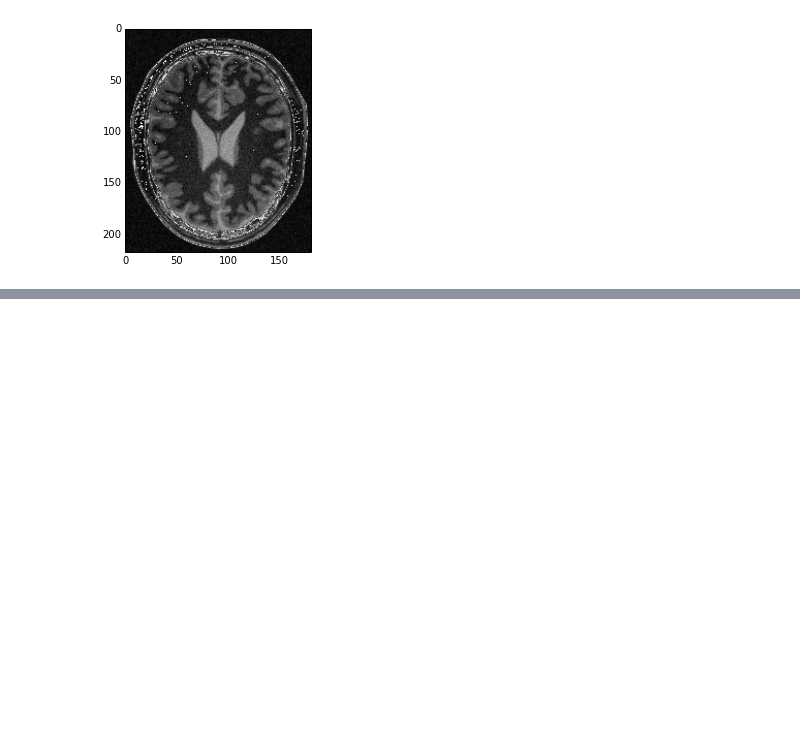
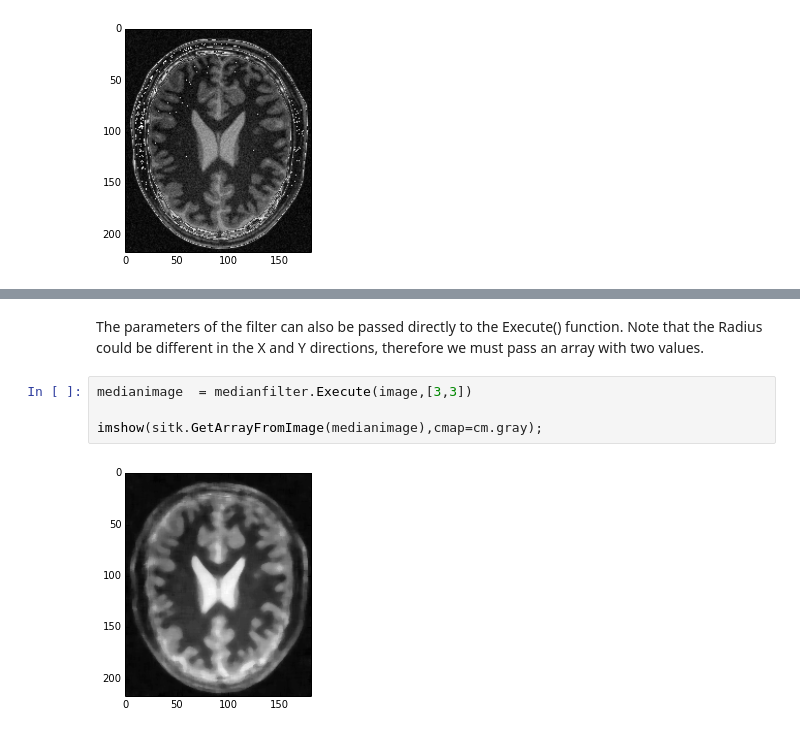
Before and after one commit to reproducible-research/scipy-tutorial-2014, a Jupyter notebook: notebooks/01-SimpleITK-Filtering.ipynb, the cells around one changed output, grey strips where cells are left out. Drawn from its saved outputs; the diff is of its cells as text; blank space fills up the shorter version.

```diff
--- a/notebooks/01-SimpleITK-Filtering.ipynb
+++ b/notebooks/01-SimpleITK-Filtering.ipynb
@@ -41,0 +99,8 @@ imshow(sitk.GetArrayFromImage(image),cmap=cm.gray);
+# %% [markdown]
+The parameters of the filter can also be passed directly to the Execute() function. Note that the Radius could be different in the X and Y directions, therefore we must pass an array with two values.
+# %%
+medianimage  = medianfilter.Execute(image,[3,3])
+
+imshow(sitk.GetArrayFromImage(medianimage),cmap=cm.gray);
+# %% [output]
+[figure, added]
```
Also changed, not shown: parts of 11 cells of this notebook.
